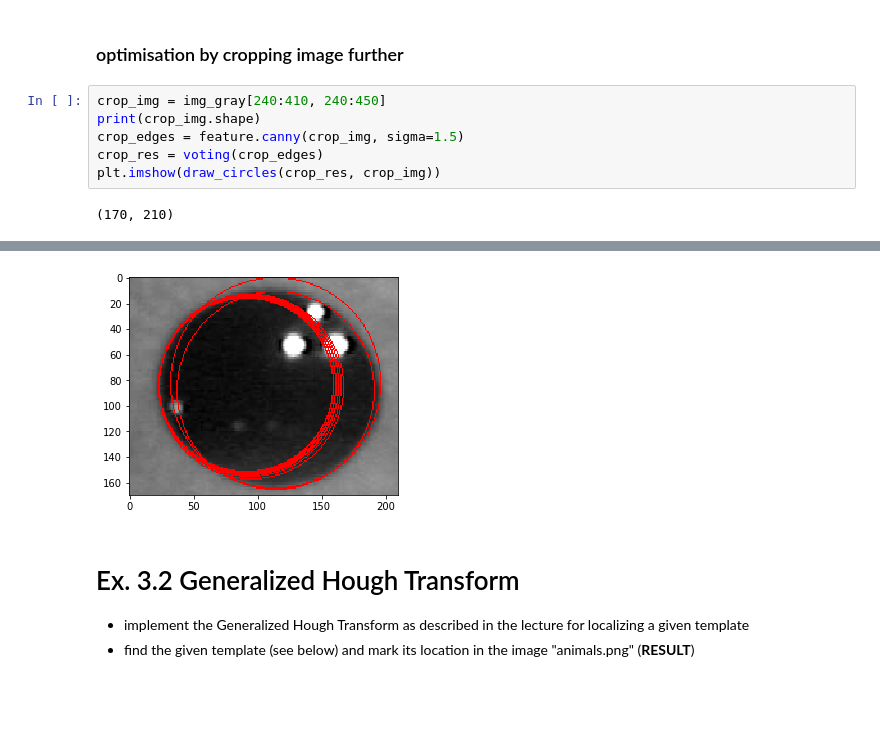
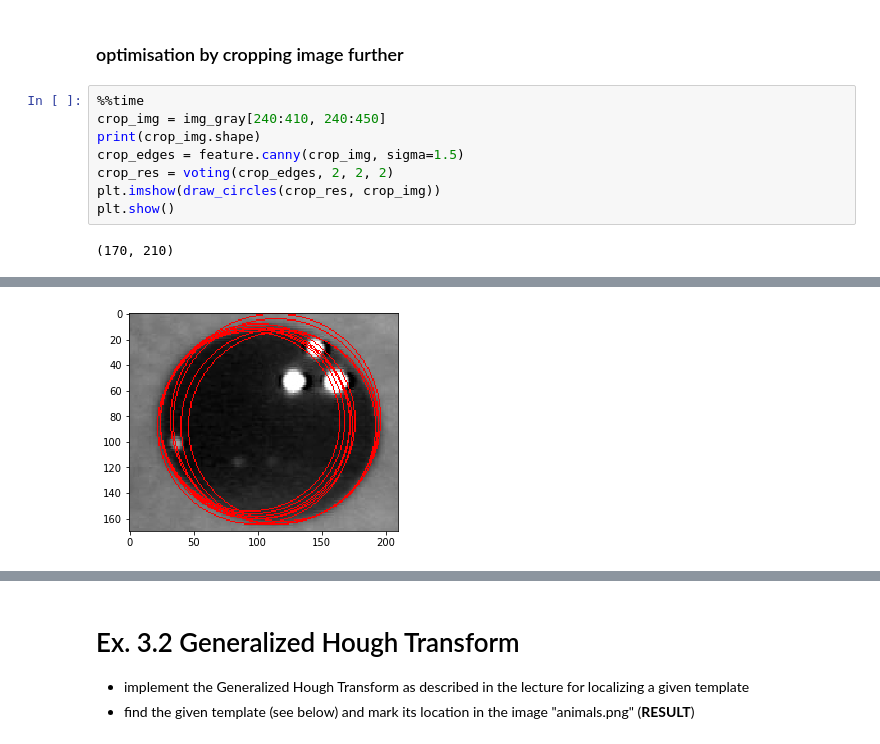
Before and after one commit to AbdBarho/CV19-20, a Jupyter notebook: 04_HoughTransfrom.ipynb, the cells around one changed output, grey strips where cells are left out. Drawn from its saved outputs; the diff is of its cells as text; blank space fills up the shorter version.

```diff
--- a/04_HoughTransfrom.ipynb
+++ b/04_HoughTransfrom.ipynb
@@ -115,11 +124,14 @@ plt.imshow(draw_circles(res, crop_img_2))
 # %% [markdown]
 ### optimisation by cropping image further
 # %%
+%%time
 crop_img = img_gray[240:410, 240:450]
 print(crop_img.shape)
 crop_edges = feature.canny(crop_img, sigma=1.5)
-crop_res = voting(crop_edges)
+crop_res = voting(crop_edges, 2, 2, 2)
 plt.imshow(draw_circles(crop_res, crop_img))
+plt.show()
 # %% [output]
 (170, 210)
 [interactive output not drawn]
+[figure, new version]
@@ -127,4 +139,3 @@ plt.imshow(draw_circles(crop_res, crop_img))
-[figure, old version]
 # %% [markdown]
 # Ex. 3.2 Generalized Hough Transform
 
```
Also changed, not shown: parts of 6 cells of this notebook.
